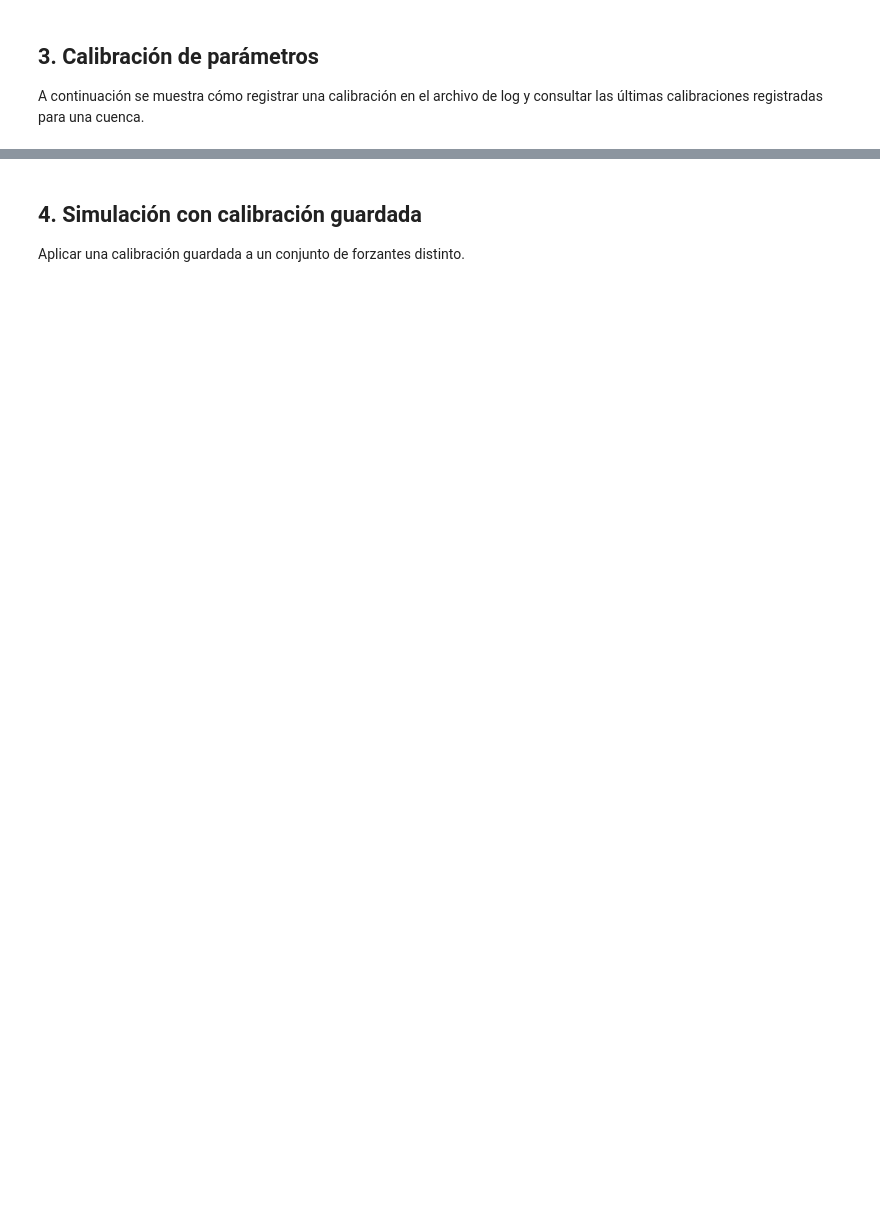
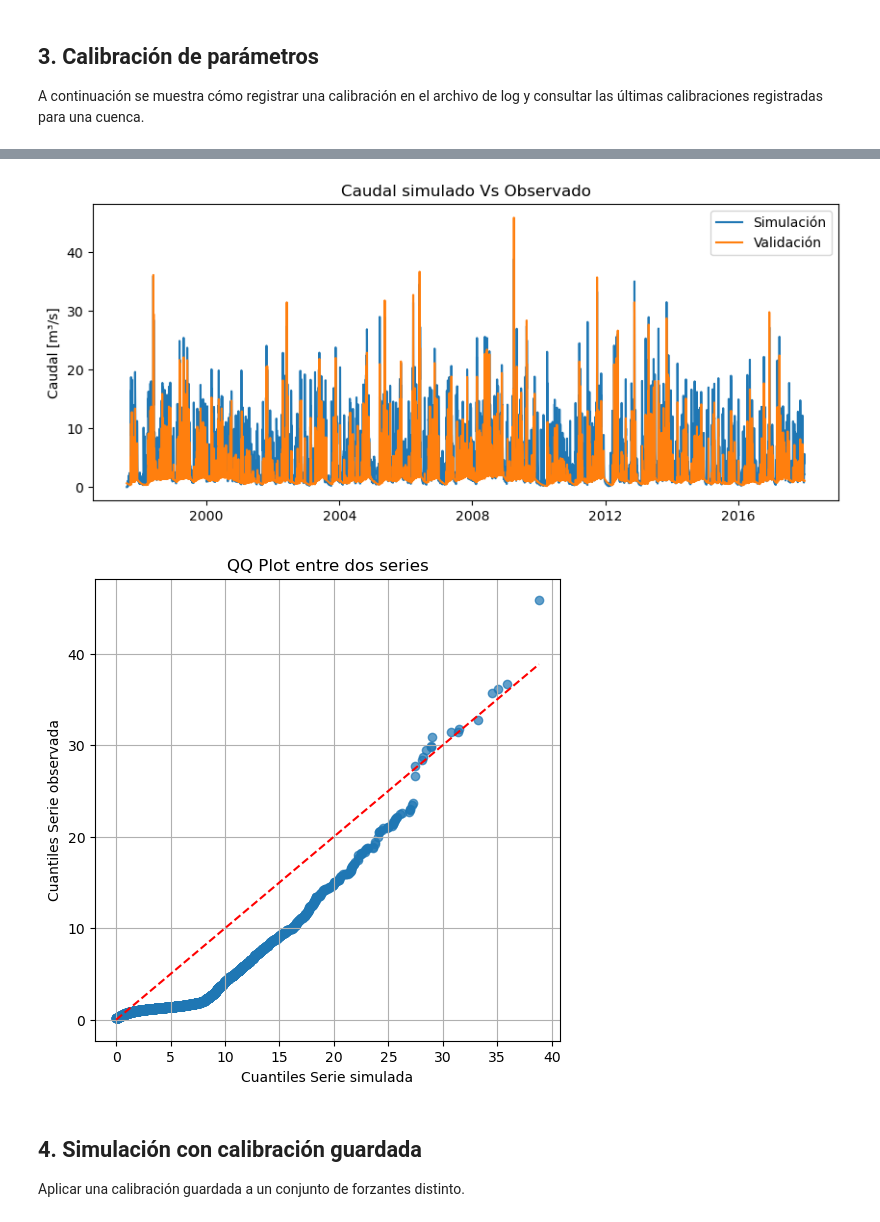
Before and after one commit to uranzea/ModHD, a Jupyter notebook: notebooks/calibracion_y_analisis.ipynb, the cells around one changed output, grey strips where cells are left out. Drawn from its saved outputs; the diff is of its cells as text; code cells hidden in the pictures; blank space fills up the shorter version.

```diff
--- a/notebooks/calibracion_y_analisis.ipynb
+++ b/notebooks/calibracion_y_analisis.ipynb
@@ -123,3 +165,29 @@ df_recent
+# %%
+# Graficar caudal simulado y validación\n",
+fig, ax = plt.subplots(figsize=(10, 4))
+ax.plot(sim_val.index, sim_val['Qout_mm'], label='Simulación')
+ax.plot(df_valid.index, df_valid['Qobs_m3s'], label='Validación')
+ax.set_ylabel('Caudal [m³/s]')
+ax.legend()
+ax.set_title('Caudal simulado Vs Observado')
+plt.show()
+
+# Ordenar las dos series y emparejar por percentiles
+q1 = np.quantile(sim_val['Qout_mm'], np.linspace(0, 1, len(sim_val['Qout_mm'])))
+q2 = np.quantile(df_valid['Qobs_m3s'], np.linspace(0, 1, len(df_valid['Qobs_m3s'])))
+
+# Graficar QQ-plot
+plt.figure(figsize=(6,6))
+plt.scatter(q1, q2, alpha=0.7)
+plt.plot([q1.min(), q1.max()], [q1.min(), q1.max()], 'r--')  # línea 1:1
+plt.xlabel("Cuantiles Serie simulada")
+plt.ylabel("Cuantiles Serie observada")
+plt.title("QQ Plot entre dos series")
+plt.grid(True)
+plt.show()
+# %% [output]
+[figure, added]
+[figure, added]
 # %% [markdown]
 ## 4. Simulación con calibración guardada
 Aplicar una calibración guardada a un conjunto de forzantes distinto.
```
Also changed, not shown: parts of 12 cells of this notebook, 14 other files.
